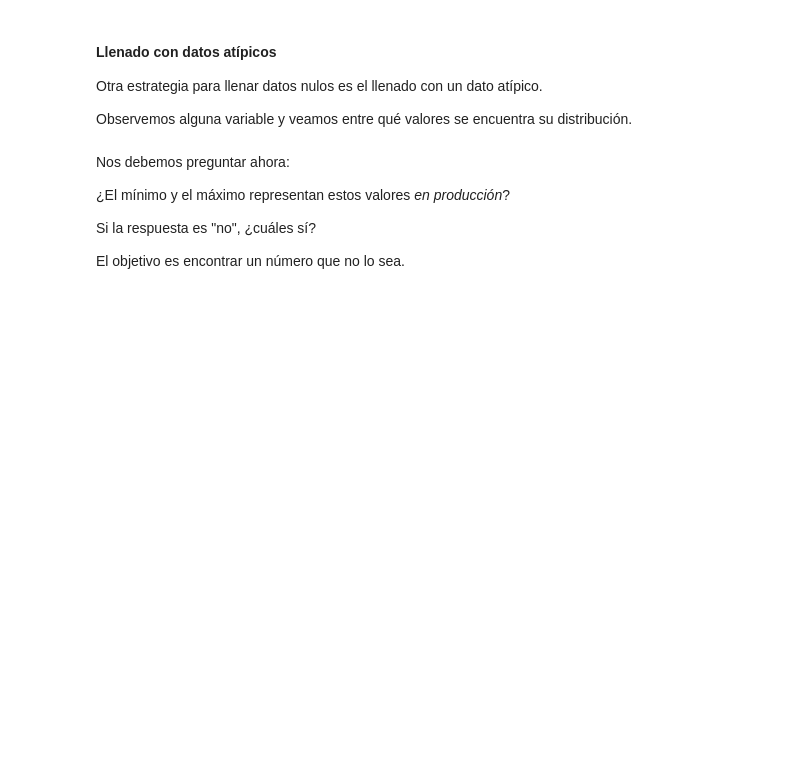
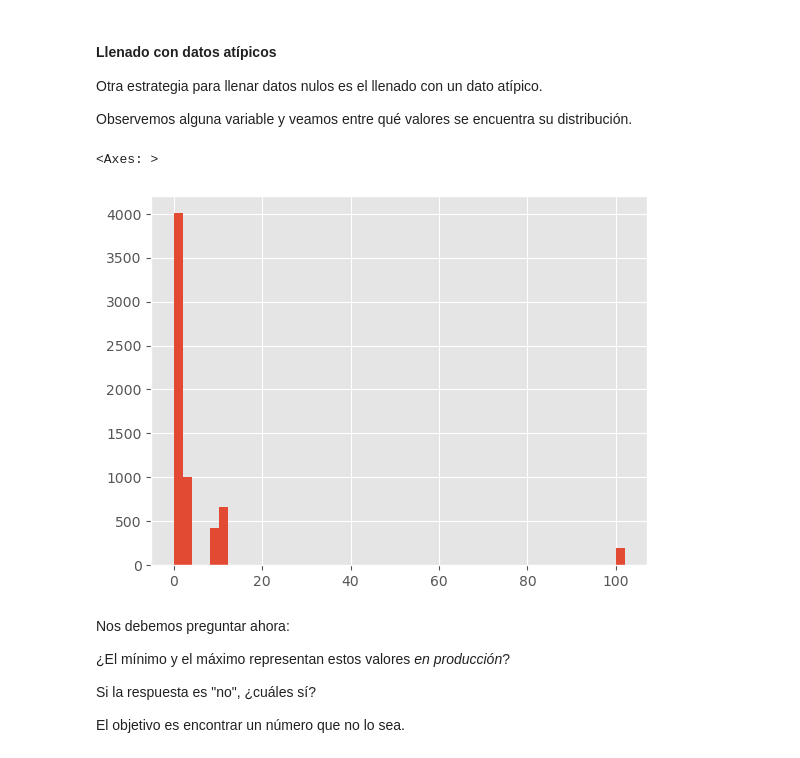
Before and after one commit to HectorH06/Data-Proc-Lab, a Jupyter notebook: Material/6,1_clase_202501.ipynb, the cells around one changed output. Saved outputs shown, nothing was run; the diff lists cells and outputs as text; code cells hidden in the pictures; blank space fills up the shorter version.

```diff
--- a/Material/6,1_clase_202501.ipynb
+++ b/Material/6,1_clase_202501.ipynb
@@ -235,3 +235,7 @@ Otra estrategia para llenar datos nulos es el llenado con un dato atípico.
 Observemos alguna variable y veamos entre qué valores se encuentra su distribución.
 # %%
 variable = 'CONECTIVIDAD_mbs'
+df[variable].hist(bins=50)
+# %% [output]
+<Axes: >
+[figure, added]
```
Also changed, not shown: parts of 4 cells of this notebook, 4 other files.
